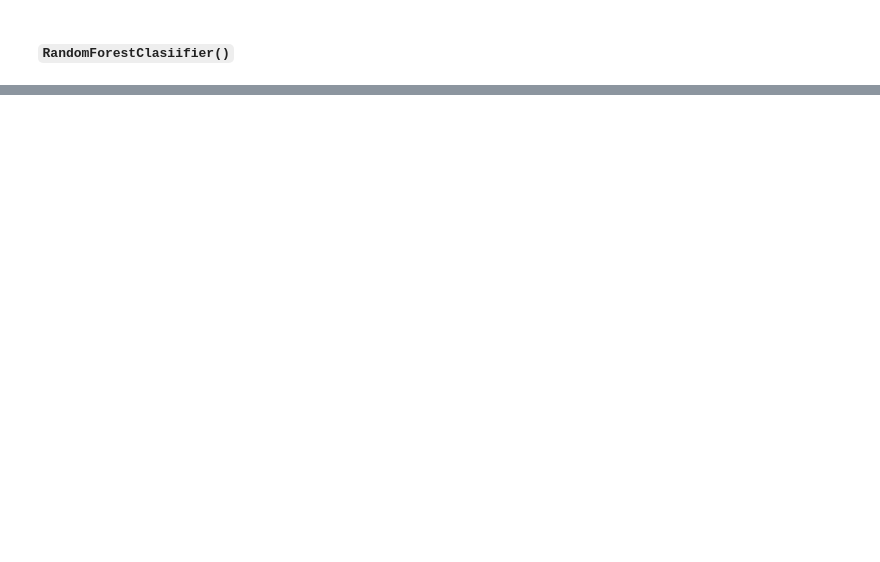
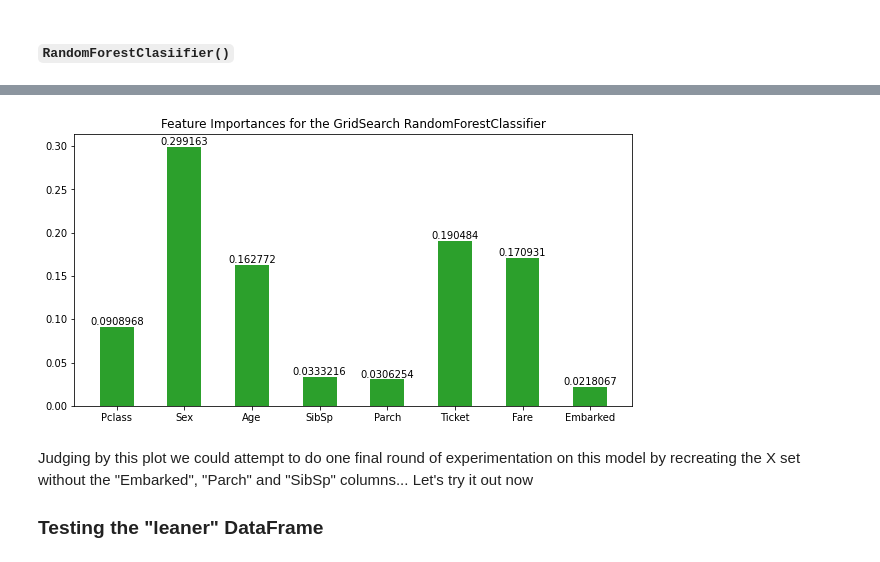
Before and after one commit to Ale-Cie/Titanic_Disaster_ML, a Jupyter notebook: Titanic_Disaster.ipynb, the cells around one changed output, grey strips where cells are left out. Drawn from its saved outputs; the diff is of its cells as text; code cells hidden in the pictures; blank space fills up the shorter version.

```diff
--- a/Titanic_Disaster.ipynb
+++ b/Titanic_Disaster.ipynb
@@ -631,0 +723,14 @@ weighted avg       0.81      0.81      0.80       531
+# %%
+random_forest_clf = rf_estimators_dict["GridSearch RandomForest"]
+random_forest_clf.fit(X, y)
+fig, ax = plt.subplots(figsize=(10, 5))
+plt.bar(x=X.columns, height=random_forest_clf.feature_importances_, width=0.5, color="tab:green")
+plt.title("Feature Importances for the GridSearch RandomForestClassifier")
+for container in ax.containers:
+  ax.bar_label(container)
+# %% [output]
+[figure, added]
+# %% [markdown]
+Judging by this plot we could attempt to do one final round of experimentation on this model by recreating the X set without the "Embarked", "Parch" and "SibSp" columns... Let's try it out now
+
+### Testing the "leaner" DataFrame
```
Also changed, not shown: parts of 45 cells of this notebook.
